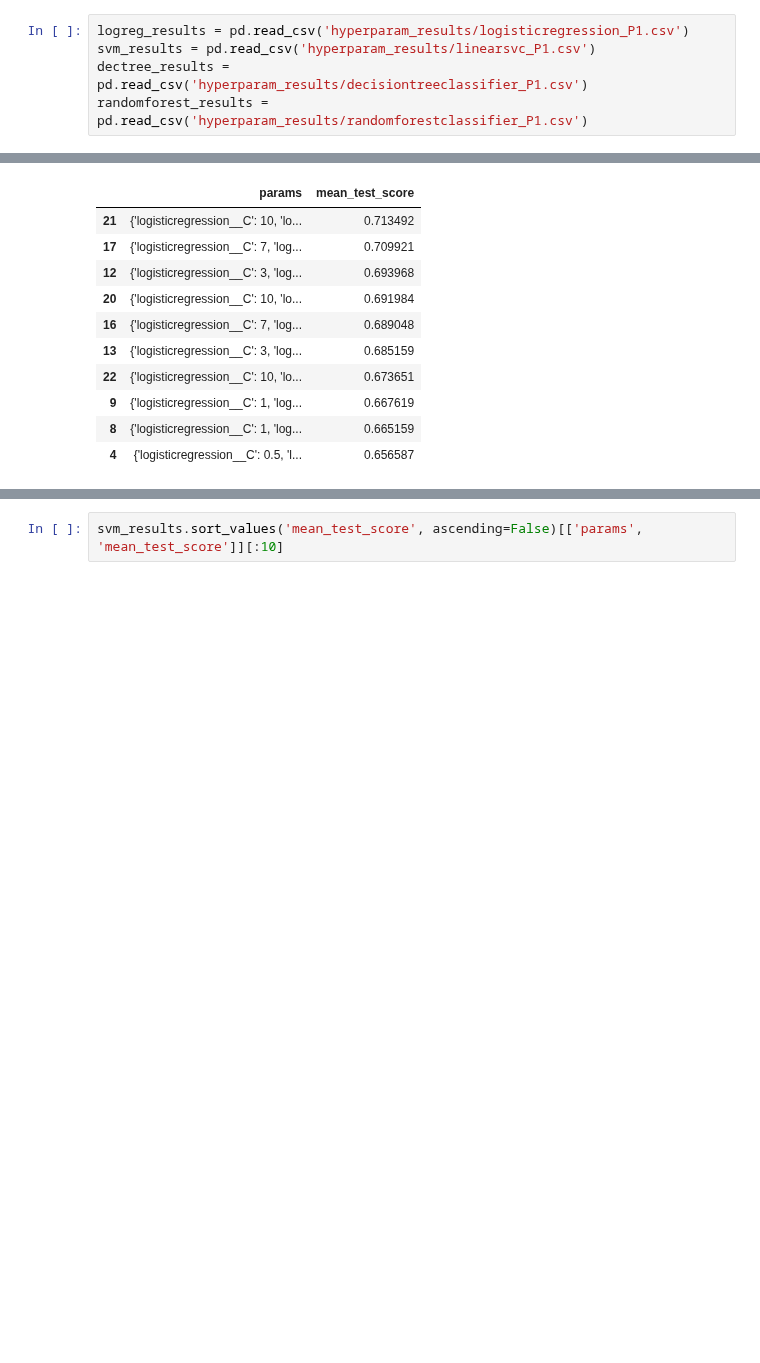
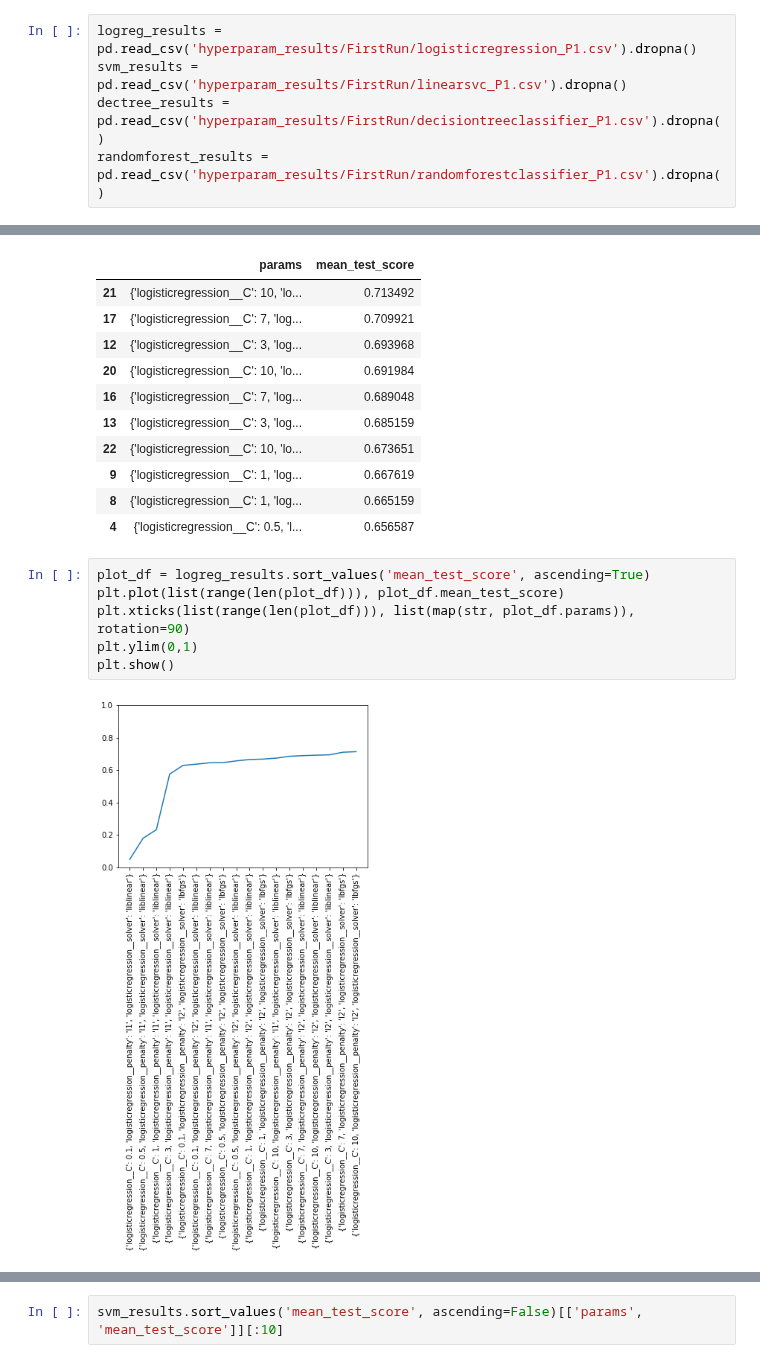
Before and after one commit to LennartKeller/TextklassifikationsProjekt2019, a Jupyter notebook: ReadHyperparamTuningResults.ipynb, the cells around one changed output, grey strips where cells are left out. Cells and saved outputs as stored; diff of their text form; blank space fills up the shorter version.

Commit message:
update param reading notebook

```diff
--- a/ReadHyperparamTuningResults.ipynb
+++ b/ReadHyperparamTuningResults.ipynb
@@ -12,8 +18,8 @@ tables
 # %%
-logreg_results = pd.read_csv('hyperparam_results/logisticregression_P1.csv')
-svm_results = pd.read_csv('hyperparam_results/linearsvc_P1.csv')
-dectree_results = pd.read_csv('hyperparam_results/decisiontreeclassifier_P1.csv')
-randomforest_results = pd.read_csv('hyperparam_results/randomforestclassifier_P1.csv')
+logreg_results = pd.read_csv('hyperparam_results/FirstRun/logisticregression_P1.csv').dropna()
+svm_results = pd.read_csv('hyperparam_results/FirstRun/linearsvc_P1.csv').dropna()
+dectree_results = pd.read_csv('hyperparam_results/FirstRun/decisiontreeclassifier_P1.csv').dropna()
+randomforest_results = pd.read_csv('hyperparam_results/FirstRun/randomforestclassifier_P1.csv').dropna()
 # %%
 logreg_results.sort_values('mean_test_score', ascending=False)[['params', 'mean_test_score']][:10]
 # %% [output]
@@ -28,3 +34,11 @@ logreg_results.sort_values('mean_test_score', ascending=False)[['params', 'mean_
 | 9 | {'logisticregression__C': 1, 'log... | 0.667619 |
 | 8 | {'logisticregression__C': 1, 'log... | 0.665159 |
 | 4 | {'logisticregression__C': 0.5, 'l... | 0.656587 |
+# %%
+plot_df = logreg_results.sort_values('mean_test_score', ascending=True)
+plt.plot(list(range(len(plot_df))), plot_df.mean_test_score)
+plt.xticks(list(range(len(plot_df))), list(map(str, plot_df.params)), rotation=90)
+plt.ylim(0,1)
+plt.show()
+# %% [output]
+[figure, added]
```
Also changed, not shown: parts of 11 cells of this notebook.
